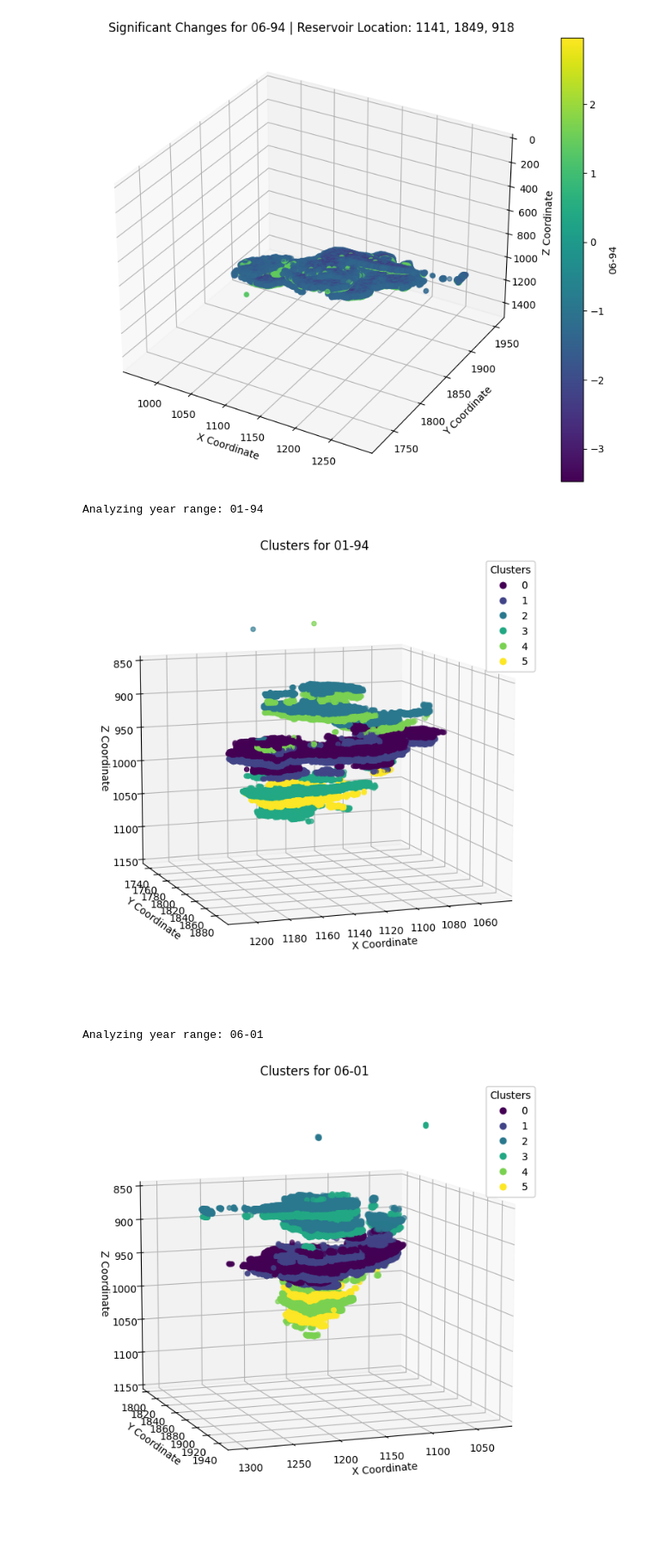
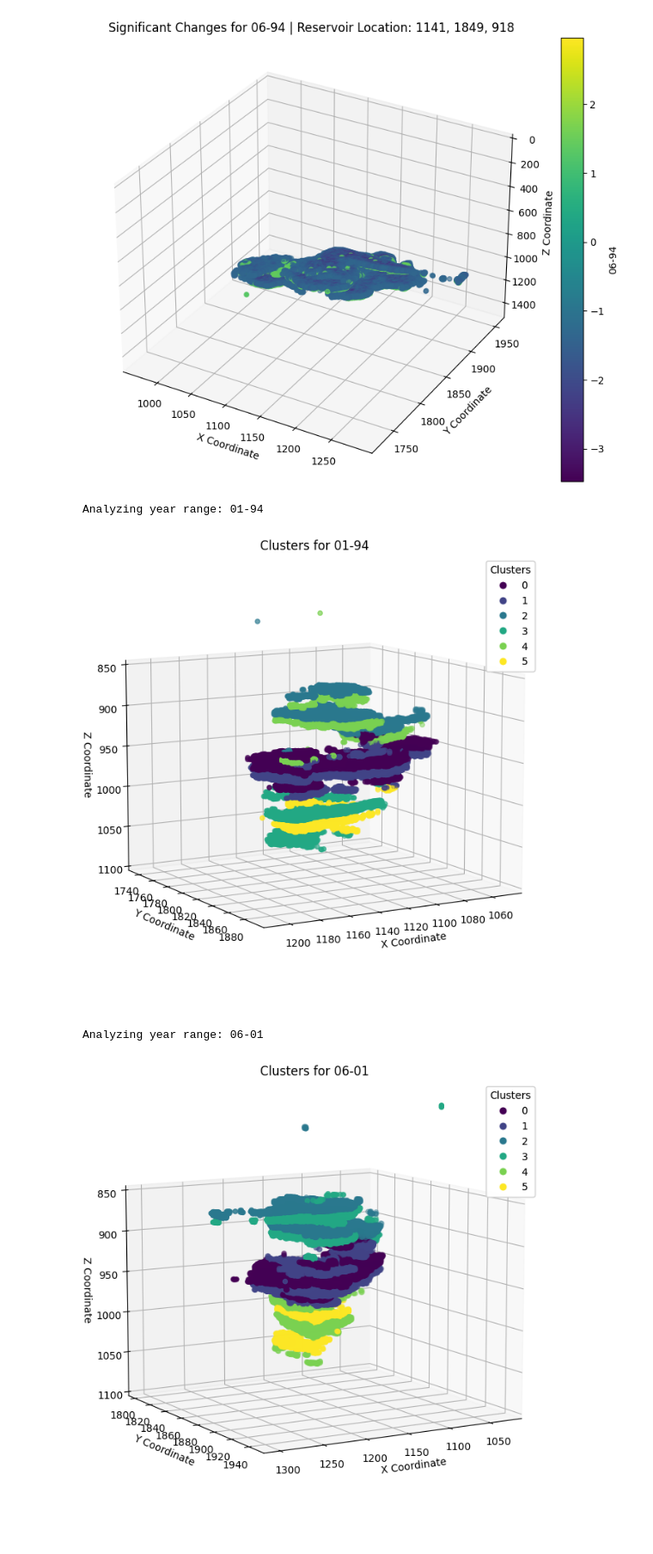
Before and after one commit to acse-ho823/HWH_CGG, a Jupyter notebook: clean copy.ipynb, the cells around one changed output. Shown at 86% size. Saved outputs shown, nothing was run; the diff lists cells and outputs as text; code cells hidden in the pictures.

```diff
--- a/clean copy.ipynb
+++ b/clean copy.ipynb
@@ -111,36 +111,36 @@ for year_range in ['01-94', '06-01', '06-94']:
     clusters = kmeans_optimal.fit_predict(significant_changes_scaled)
 
     # Add the cluster assignment back to the significant_changes DataFrame
     significant_changes['Cluster'] = clusters
 
     # Initialize figure for plotting
     fig = plt.figure(figsize=(12, 8))
     ax = fig.add_subplot(111, projection='3d')
 
     # Scatter plot for different clusters
     scatter = ax.scatter(significant_changes['x'], significant_changes['y'], significant_changes['z'],
                          c=significant_changes['Cluster'], cmap='viridis', marker='o')
 
     # Customize the plot
     ax.set_title(f'Clusters for {year_range}')
     ax.set_xlabel('X Coordinate')
     ax.set_ylabel('Y Coordinate')
     ax.set_zlabel('Z Coordinate')
 
     # # Set the axes limits
     # ax.set_xlim(full_data['x'].min(), full_data['x'].max())
     # ax.set_ylim(full_data['y'].min(), full_data['y'].max())
-    ax.set_zlim(850, 1150)
+    ax.set_zlim(850, 1100)
     ax.invert_zaxis()
 
     # Add a legend for clusters
     legend1 = ax.legend(*scatter.legend_elements(), loc="upper right", title="Clusters")
     ax.add_artist(legend1)
-    ax.view_init(elev=10, azim=70)
+    ax.view_init(elev=10, azim=60)
     plt.show()
 # %% [output]
 Analyzing year range: 01-94
-[figure, old version]
+[figure, new version]
 Analyzing year range: 06-01
-[figure, old version]
+[figure, new version]
 Analyzing year range: 06-94
```
Also changed, not shown: parts of 1 cell of this notebook.
